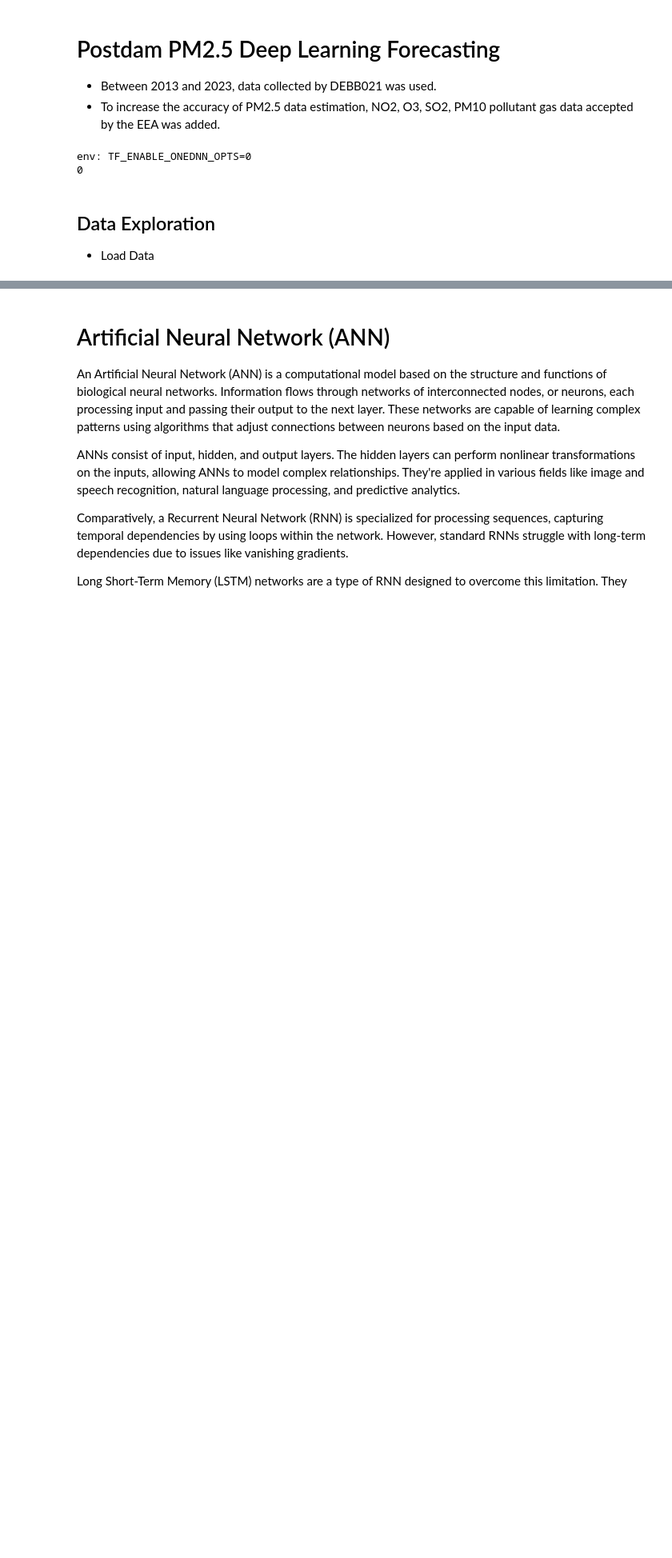
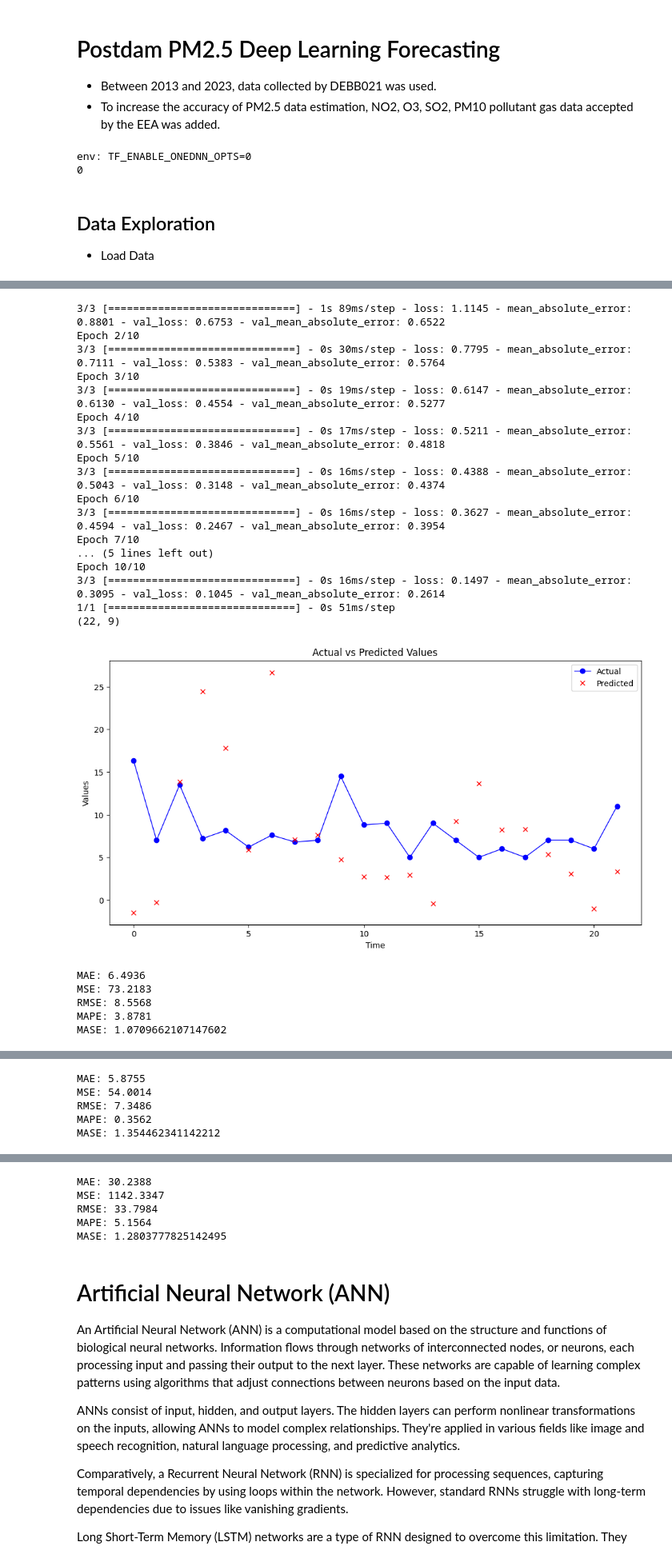
Before and after one commit to tugcekonuklar/irp-air-pollution, a Jupyter notebook: src/notebook/irp_pm_dl.ipynb, the cells around one changed output, grey strips where cells are left out. Shown: that part at 80% size. Drawn from its saved outputs; the diff is of its cells as text; code cells hidden in the pictures; blank space fills up the shorter version.

```diff
--- a/src/notebook/irp_pm_dl.ipynb
+++ b/src/notebook/irp_pm_dl.ipynb
@@ -32,3 +32,6 @@ env: TF_ENABLE_ONEDNN_OPTS=0
 * Load Data
 # %%
 df_hourly, df_daily, df_weekly, df_monthly = mb.read_date_freq()
+# %%
+dl.cnn_lstm(df_monthly)
+# %% [output]
@@ -34,0 +61,23 @@ df_hourly, df_daily, df_weekly, df_monthly = mb.read_date_freq()
+3/3 [==============================] - 1s 89ms/step - loss: 1.1145 - mean_absolute_error: 0.8801 - val_loss: 0.6753 - val_mean_absolute_error: 0.6522
+Epoch 2/10
+3/3 [==============================] - 0s 30ms/step - loss: 0.7795 - mean_absolute_error: 0.7111 - val_loss: 0.5383 - val_mean_absolute_error: 0.5764
+Epoch 3/10
+3/3 [==============================] - 0s 19ms/step - loss: 0.6147 - mean_absolute_error: 0.6130 - val_loss: 0.4554 - val_mean_absolute_error: 0.5277
+Epoch 4/10
+3/3 [==============================] - 0s 17ms/step - loss: 0.5211 - mean_absolute_error: 0.5561 - val_loss: 0.3846 - val_mean_absolute_error: 0.4818
+Epoch 5/10
+3/3 [==============================] - 0s 16ms/step - loss: 0.4388 - mean_absolute_error: 0.5043 - val_loss: 0.3148 - val_mean_absolute_error: 0.4374
+Epoch 6/10
+3/3 [==============================] - 0s 16ms/step - loss: 0.3627 - mean_absolute_error: 0.4594 - val_loss: 0.2467 - val_mean_absolute_error: 0.3954
+Epoch 7/10
+... (5 lines left out)
+Epoch 10/10
+3/3 [==============================] - 0s 16ms/step - loss: 0.1497 - mean_absolute_error: 0.3095 - val_loss: 0.1045 - val_mean_absolute_error: 0.2614
+1/1 [==============================] - 0s 51ms/step
+(22, 9)
+[figure, added]
+MAE: 6.4936
+MSE: 73.2183
+RMSE: 8.5568
+MAPE: 3.8781
+MASE: 1.0709662107147602
@@ -34,0 +85,5 @@ df_hourly, df_daily, df_weekly, df_monthly = mb.read_date_freq()
+MAE: 5.8755
+MSE: 54.0014
+RMSE: 7.3486
+MAPE: 0.3562
+MASE: 1.354462341142212
@@ -35,3 +91,8 @@ df_hourly, df_daily, df_weekly, df_monthly = mb.read_date_freq()
+MAE: 30.2388
+MSE: 1142.3347
+RMSE: 33.7984
+MAPE: 5.1564
+MASE: 1.2803777825142495
 # %% [markdown]
 # Artificial Neural Network (ANN)
 
```
Also changed, not shown: parts of 6 cells of this notebook, 1 other file.
